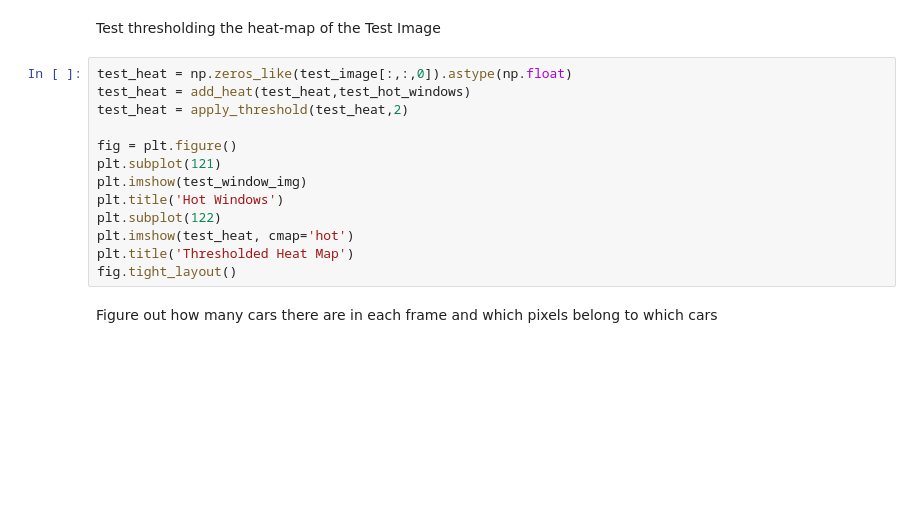
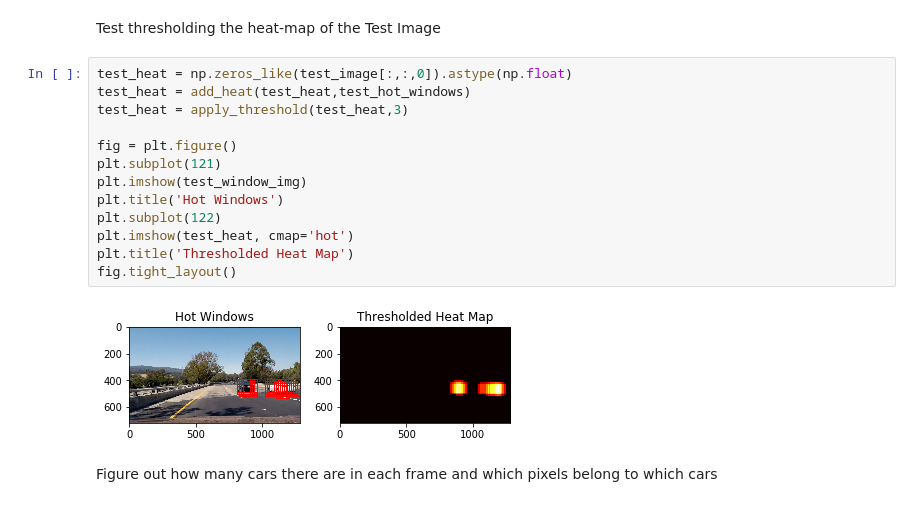
Before and after one commit to vinny-palumbo/AutonomousCars-VehicleDetection, a Jupyter notebook: pipeline.ipynb, the cells around one changed output. Cells and saved outputs as stored; diff of their text form; blank space fills up the shorter version.

```diff
--- a/pipeline.ipynb
+++ b/pipeline.ipynb
@@ -580,16 +641,18 @@ Test thresholding the heat-map of the Test Image
 # %%
 test_heat = np.zeros_like(test_image[:,:,0]).astype(np.float)
 test_heat = add_heat(test_heat,test_hot_windows)
-test_heat = apply_threshold(test_heat,2)
+test_heat = apply_threshold(test_heat,3)
 
 fig = plt.figure()
 plt.subplot(121)
 plt.imshow(test_window_img)
 plt.title('Hot Windows')
 plt.subplot(122)
 plt.imshow(test_heat, cmap='hot')
 plt.title('Thresholded Heat Map')
 fig.tight_layout()
+# %% [output]
+[figure, added]
 # %% [markdown]
 Figure out how many cars there are in each frame and which pixels belong to which cars
 # %%
```
Also changed, not shown: parts of 24 cells of this notebook, 1 other file.
